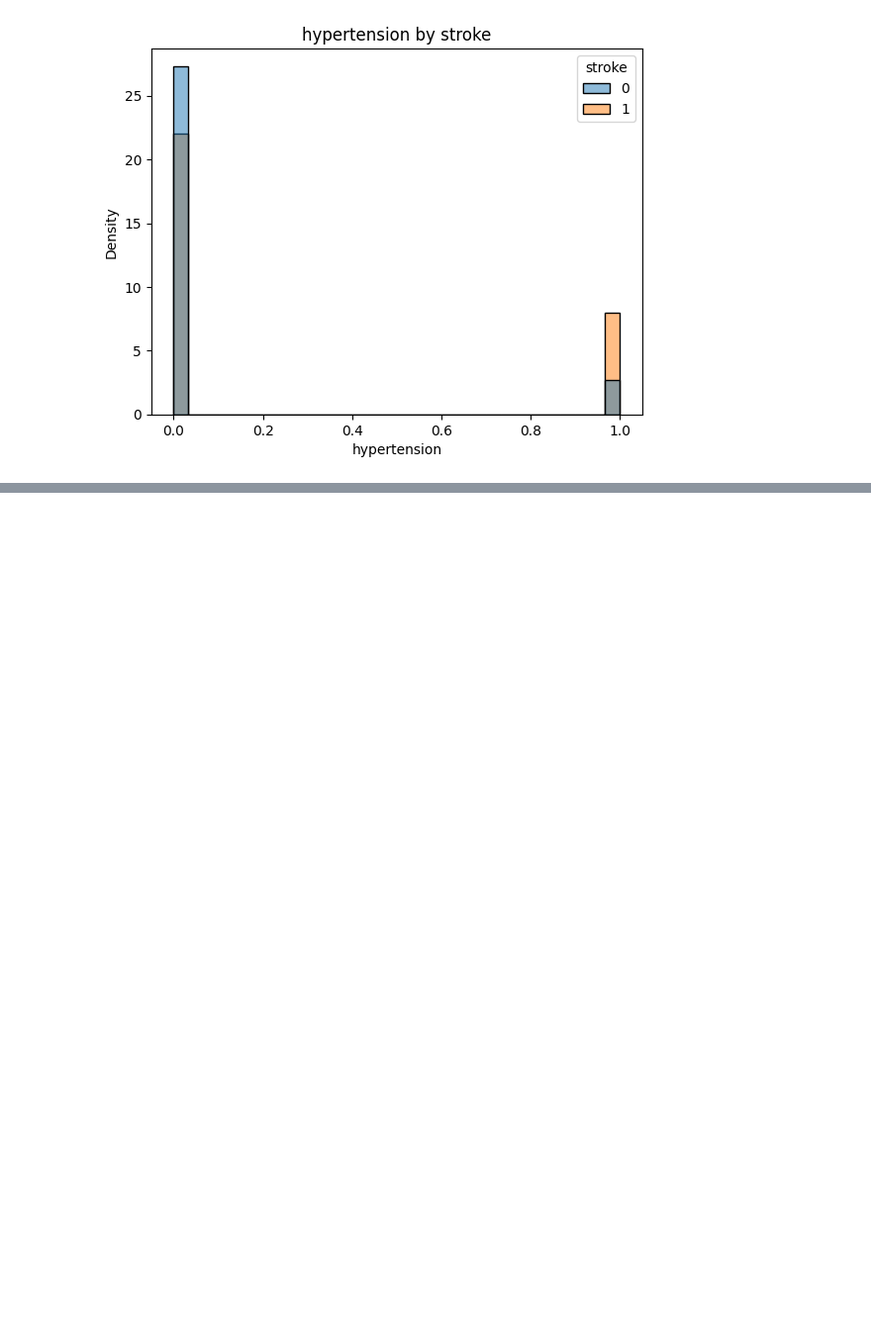
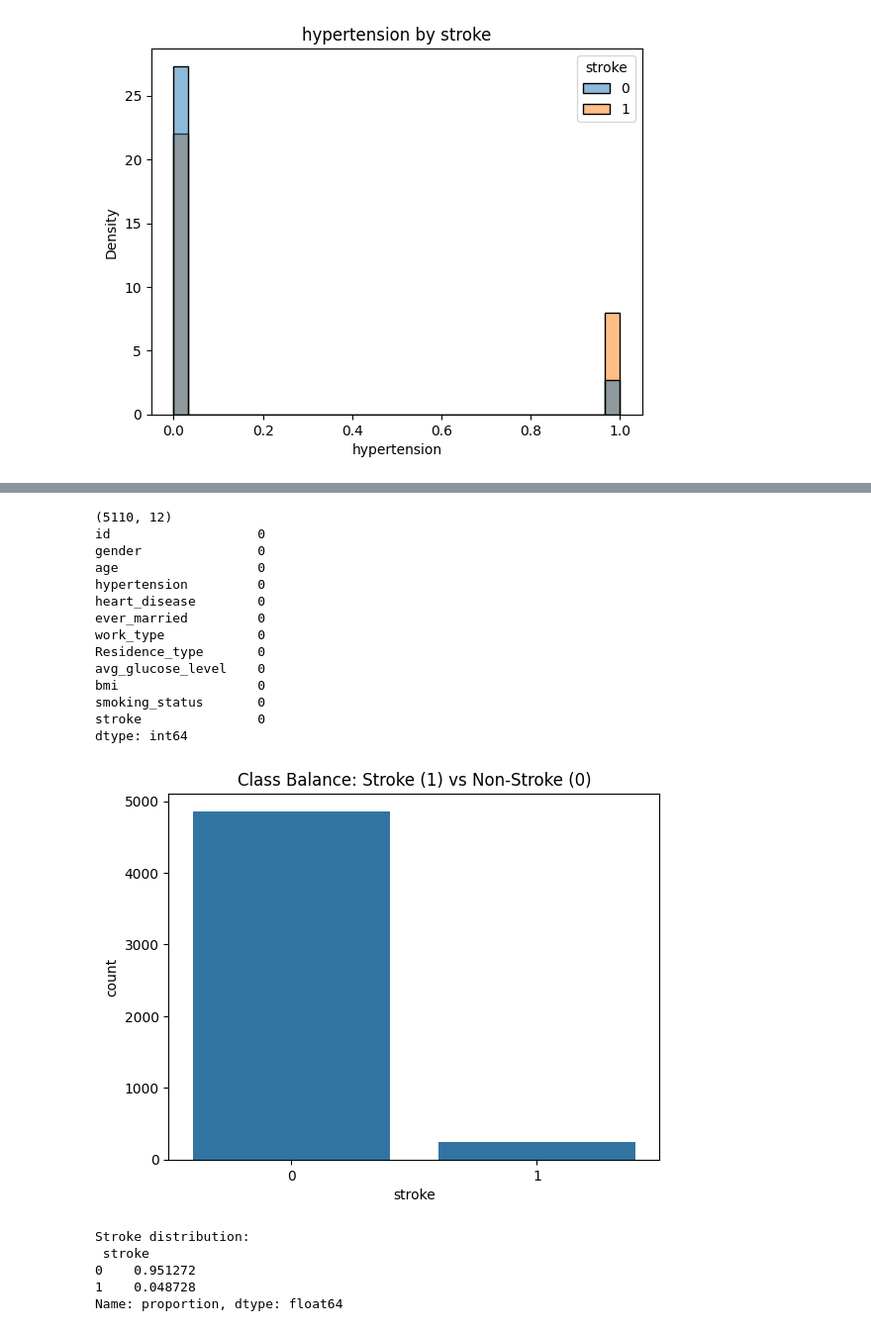
Before and after one commit to sean-code/stroke_project, a Jupyter notebook: notebooks/01_EDA_and_Cleaning.ipynb, the cells around one changed output, grey strips where cells are left out. Shown at 99% size. Saved outputs shown, nothing was run; the diff lists cells and outputs as text; code cells hidden in the pictures; blank space fills up the shorter version.

Commit message:
Update project with cleaned data

```diff
--- a/notebooks/01_EDA_and_Cleaning.ipynb
+++ b/notebooks/01_EDA_and_Cleaning.ipynb
@@ -99,0 +55,79 @@ PosixPath('../data/healthcare-dataset-stroke-data.csv')
+# %%
+import pandas as pd
+import numpy as np
+import seaborn as sns
+import matplotlib.pyplot as plt
+from pathlib import Path
+
+# --- 1. Load raw data ---
+raw_path = Path("../data/raw_dataset.csv")
+df = pd.read_csv(raw_path)
+print(df.shape)
+df.head()
+
+# --- 2. Handle Missing Values ---
+print(df.isna().sum())
+
+# Impute BMI with median
+df["bmi"] = df["bmi"].fillna(df["bmi"].median())
+
+# --- 3. Normalize Categorical Text ---
+cat_cols = ["gender","ever_married","work_type","Residence_type","smoking_status"]
+for c in cat_cols:
+    df[c] = df[c].astype(str).str.strip().str.lower()
+
+# --- 4. Handle Rare/Invalid Entries ---
+df["gender"] = df["gender"].replace({"other":"male"})  # merge rare category
+
+# --- 5. Visualize Class Balance ---
+sns.countplot(x="stroke", data=df)
+plt.title("Class Balance: Stroke (1) vs Non-Stroke (0)")
+plt.show()
+
+# Compute class ratio
+ratio = df["stroke"].value_counts(normalize=True)
+print("Stroke distribution:\n", ratio)
+
+# --- 6. Cap Outliers (for visualization, not model) ---
+# define upper caps (99th percentile)
+glucose_cap = df["avg_glucose_level"].quantile(0.99)
+bmi_cap = df["bmi"].quantile(0.99)
+
+# Visualize capped distributions
+sns.histplot(df[df["avg_glucose_level"]<glucose_cap]["avg_glucose_level"], bins=30)
+plt.title("Glucose (Capped for Visualization)")
+plt.show()
+
+sns.histplot(df[df["bmi"]<bmi_cap]["bmi"], bins=30)
+plt.title("BMI (Capped for Visualization)")
+plt.show()
+
+# --- 7. Confirm final cleanliness ---
+print(df.isna().sum())
+
+# --- 8. Save final cleaned dataset ---
+clean_path = Path("../data/stroke_clean.csv")
+clean_path.parent.mkdir(parents=True, exist_ok=True)
+df.to_csv(clean_path, index=False)
+print(f"✅ Clean dataset saved at: {clean_path}")
+# %% [output]
+(5110, 12)
+id                   0
+gender               0
+age                  0
+hypertension         0
+heart_disease        0
+ever_married         0
+work_type            0
+Residence_type       0
+avg_glucose_level    0
+bmi                  0
+smoking_status       0
+stroke               0
+dtype: int64
+[figure, added]
+Stroke distribution:
+ stroke
+0    0.951272
+1    0.048728
+Name: proportion, dtype: float64
```
Also changed, not shown: parts of 5 cells of this notebook, 4 other files.
